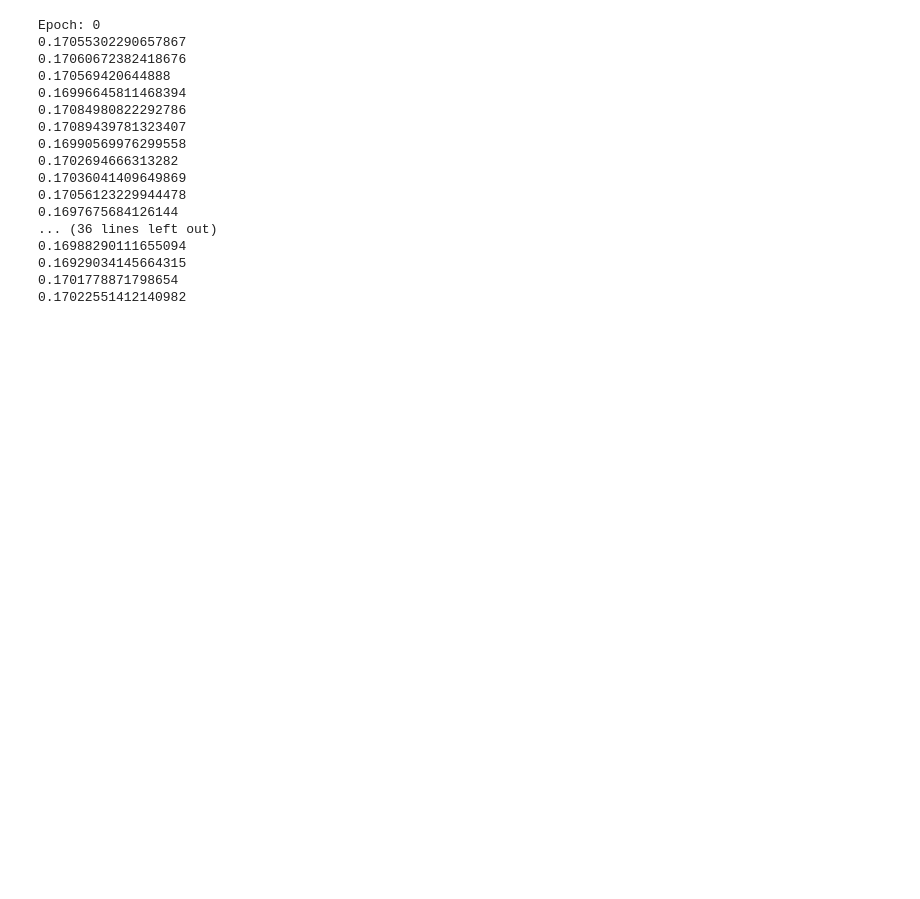
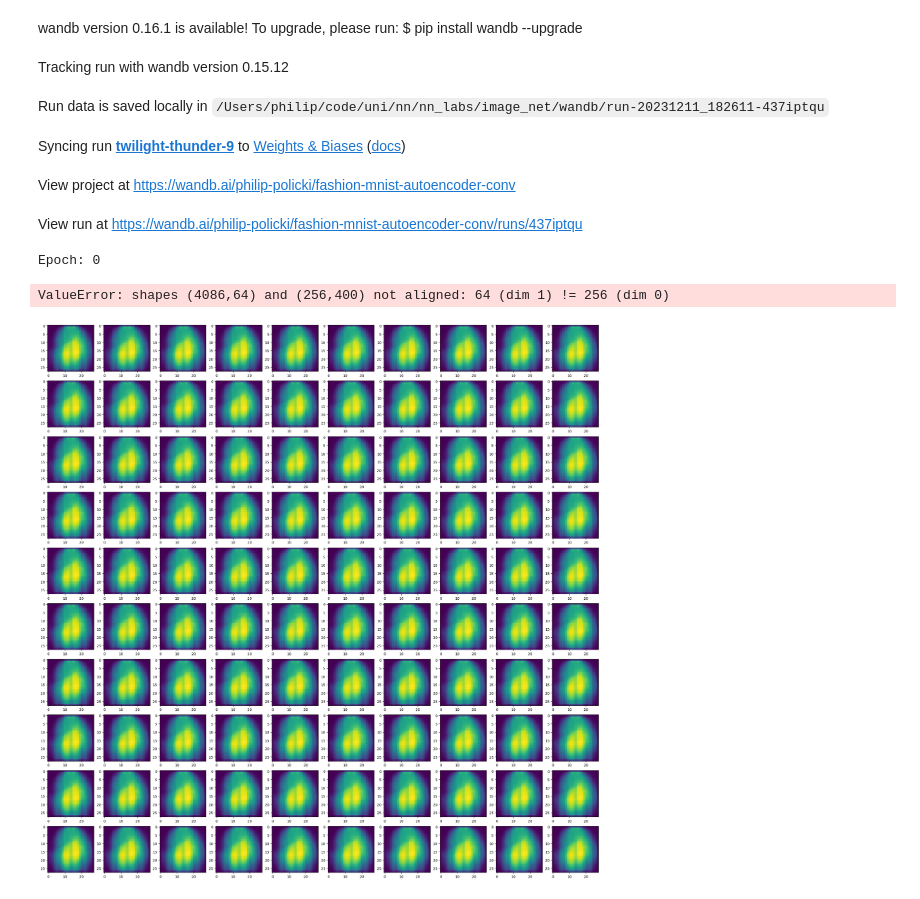
Before and after one commit to CreativePhilip/pwr-neural-network-lab, a Jupyter notebook: nn_labs/image_net/lab_3.ipynb, the cells around one changed output. Drawn from its saved outputs; the diff is of its cells as text; code cells hidden in the pictures; blank space fills up the shorter version.

```diff
--- a/nn_labs/image_net/lab_3.ipynb
+++ b/nn_labs/image_net/lab_3.ipynb
@@ -55,20 +21,34 @@ out.shape
 # %%
+from pathlib import Path
 from nn_labs.nn.perf import MSELoss
 from nn_labs.image_net.load import load_fashion_mnist
 from nn_labs.nn.optimizers import PhilipOptimizer2
+import wandb
 
 (X_train, Y_train), (X_test, Y_test) = load_fashion_mnist()
 
-X_train = X_train.reshape(-1, 1, 28, 28)
-X_test = X_test.reshape(-1, 1, 28, 28)
+X_train = X_train.reshape(-1, 1, 28, 28)[:4086 * 2]
+X_test = X_test.reshape(-1, 1, 28, 28)[:4086 * 2]
 
-EPOCHS = 2000
+EPOCHS = 100
 BATCH_SIZE = 4086
-LEARNING_RATE = 10e-3
+LEARNING_RATE = 10e-4
 batch_count = X_train.shape[0] // BATCH_SIZE
-opt = PhilipOptimizer2(bob_net, learning_rate=1e-4)
+opt = PhilipOptimizer2(bob_net, learning_rate=LEARNING_RATE)
+OUTPUT_DIR = Path("/Users/philip/code/uni/nn/nn_labs/image_net/conv_models") / "models"
 
 loss_fn = MSELoss()
+
+wandb_run = wandb.init(
+    project="fashion-mnist-autoencoder-conv",
+    config={
+        "learning_rate": LEARNING_RATE,
+        "dataset": "Fashion mnist",
+        "epochs": EPOCHS,
+        "batch_size": BATCH_SIZE,
+    },
+)
+
 
 for epoch in range(EPOCHS):
     print(f"Epoch: {epoch}")
@@ -84,27 +64,43 @@ for epoch in range(EPOCHS):
         prediction = bob_net.forward(x)
         loss = loss_fn.calculate(prediction, x_cmp)
 
-        print(loss)
-
         loss_fn.backward(prediction, x_cmp)
         bob_net.backward(loss_fn.d_inputs)
 
+        if not batch_no % 100:
+            wandb.log({"loss": loss, "epoch": epoch})
+
         opt.step()
+
+bob_net.save(str(OUTPUT_DIR / wandb_run.name))
+wandb_run.finish()
 # %% [output]
+wandb version 0.16.1 is available! To upgrade, please run: $ pip install wandb --upgrade
+Tracking run with wandb version 0.15.12
+Run data is saved locally in /Users/philip/code/uni/nn/nn_labs/image_net/wandb/run-20231211_182611-437iptqu
+Syncing run twilight-thunder-9 to Weights & Biases (docs)
+View project at https://wandb.ai/philip-policki/fashion-mnist-autoencoder-conv
+View run at https://wandb.ai/philip-policki/fashion-mnist-autoencoder-conv/runs/437iptqu
 Epoch: 0
-0.17055302290657867
-0.17060672382418676
-0.170569420644888
-0.16996645811468394
-0.17084980822292786
-0.17089439781323407
-0.16990569976299558
-0.1702694666313282
-0.17036041409649869
-0.17056123229944478
-0.1697675684126144
-... (36 lines left out)
-0.16988290111655094
-0.16929034145664315
-0.1701778871798654
-0.17022551412140982
+ValueError: shapes (4086,64) and (256,400) not aligned: 64 (dim 1) != 256 (dim 0)
+# %%
+import pickle
+from nn_labs.image_net.load import load_fashion_mnist
+
+test_net: NetworkV2 = pickle.load(open("/Users/philip/code/uni/nn/nn_labs/image_net/conv_models/models/pretty-cloud-6", "rb"))
+
+(X_train, Y_train), (X_test, Y_test) = load_fashion_mnist()
+
+X_train = X_train.reshape(-1, 1, 28, 28)[:4086 * 2]
+X_test = X_test.reshape(-1, 1, 28, 28)[:4086 * 2]
+# %%
+out = test_net.forward(X_train)
+out = out.reshape(-1, 28, 28) * 255
+# %%
+import matplotlib.pyplot as plt
+fig, axes = plt.subplots(10,10, figsize=(28,28))
+
+for i,ax in enumerate(axes.flat):
+    ax.imshow(out[i])
+# %% [output]
+[figure, added]
```
Also changed, not shown: parts of 5 cells of this notebook, 2 other files.
